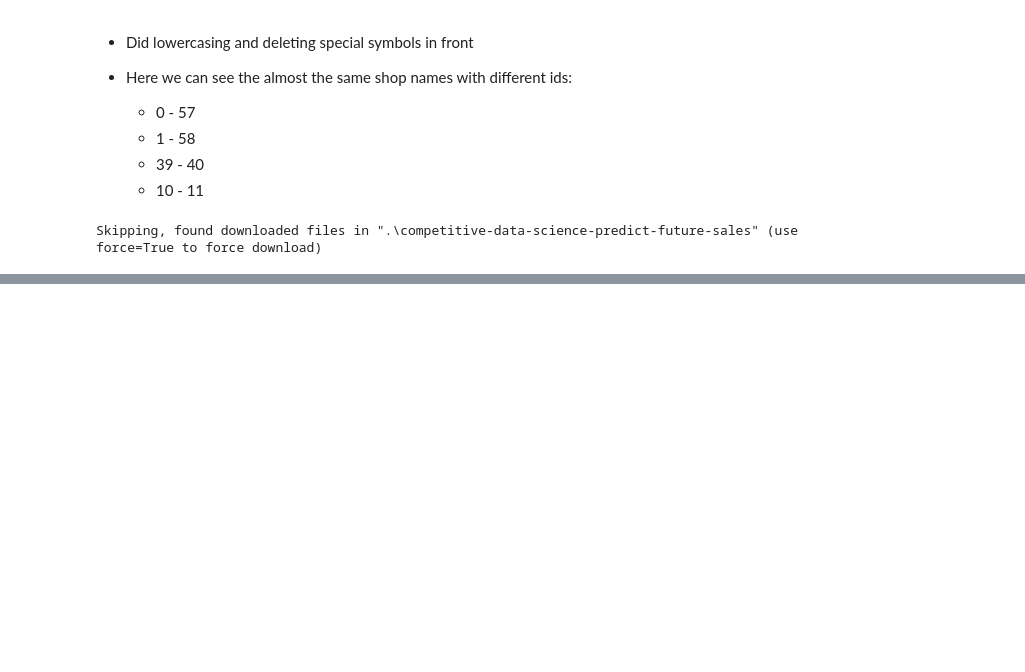
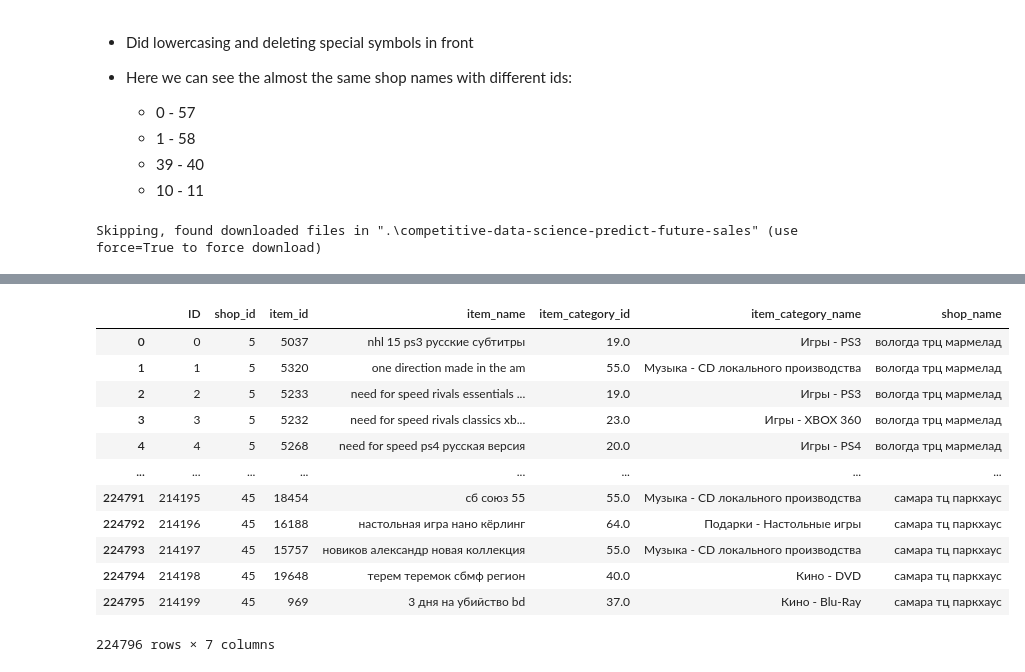
Before and after one commit to Dybal-Ilia/Innowise-Dybal, a Jupyter notebook: notebooks/dqc_etl_implementation.ipynb, the cells around one changed output, grey strips where cells are left out. Cells and saved outputs as stored; diff of their text form; code cells hidden in the pictures; blank space fills up the shorter version.

```diff
--- a/notebooks/dqc_etl_implementation.ipynb
+++ b/notebooks/dqc_etl_implementation.ipynb
@@ -415,0 +444,16 @@ INFO:decorators.exec_time:Function _check_statistics took 0.4861 seconds to exec
+# %%
+test
+# %% [output]
+|  | ID | shop_id | item_id | item_name | item_category_id | item_category_name | shop_name |
+| 0 | 0 | 5 | 5037 | nhl 15 ps3 русские субтитры | 19.0 | Игры - PS3 | вологда трц мармелад |
+| 1 | 1 | 5 | 5320 | one direction made in the am | 55.0 | Музыка - CD локального производства | вологда трц мармелад |
+| 2 | 2 | 5 | 5233 | need for speed rivals essentials ... | 19.0 | Игры - PS3 | вологда трц мармелад |
+| 3 | 3 | 5 | 5232 | need for speed rivals classics xb... | 23.0 | Игры - XBOX 360 | вологда трц мармелад |
+| 4 | 4 | 5 | 5268 | need for speed ps4 русская версия | 20.0 | Игры - PS4 | вологда трц мармелад |
+| ... | ... | ... | ... | ... | ... | ... | ... |
+| 224791 | 214195 | 45 | 18454 | сб союз 55 | 55.0 | Музыка - CD локального производства | самара тц паркхаус |
+| 224792 | 214196 | 45 | 16188 | настольная игра нано кёрлинг | 64.0 | Подарки - Настольные игры | самара тц паркхаус |
+| 224793 | 214197 | 45 | 15757 | новиков александр новая коллекция | 55.0 | Музыка - CD локального производства | самара тц паркхаус |
+| 224794 | 214198 | 45 | 19648 | терем теремок сбмф регион | 40.0 | Кино - DVD | самара тц паркхаус |
+| 224795 | 214199 | 45 | 969 | 3 дня на убийство bd | 37.0 | Кино - Blu-Ray | самара тц паркхаус |
+224796 rows × 7 columns
```
Also changed, not shown: parts of 5 cells of this notebook.
